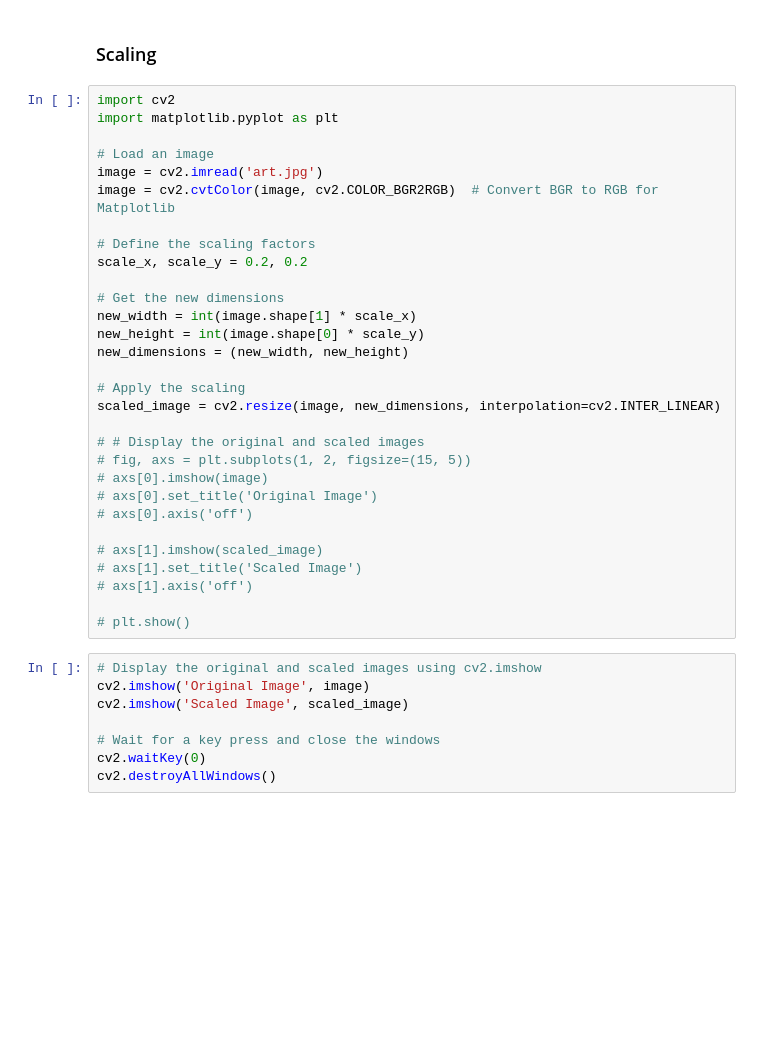
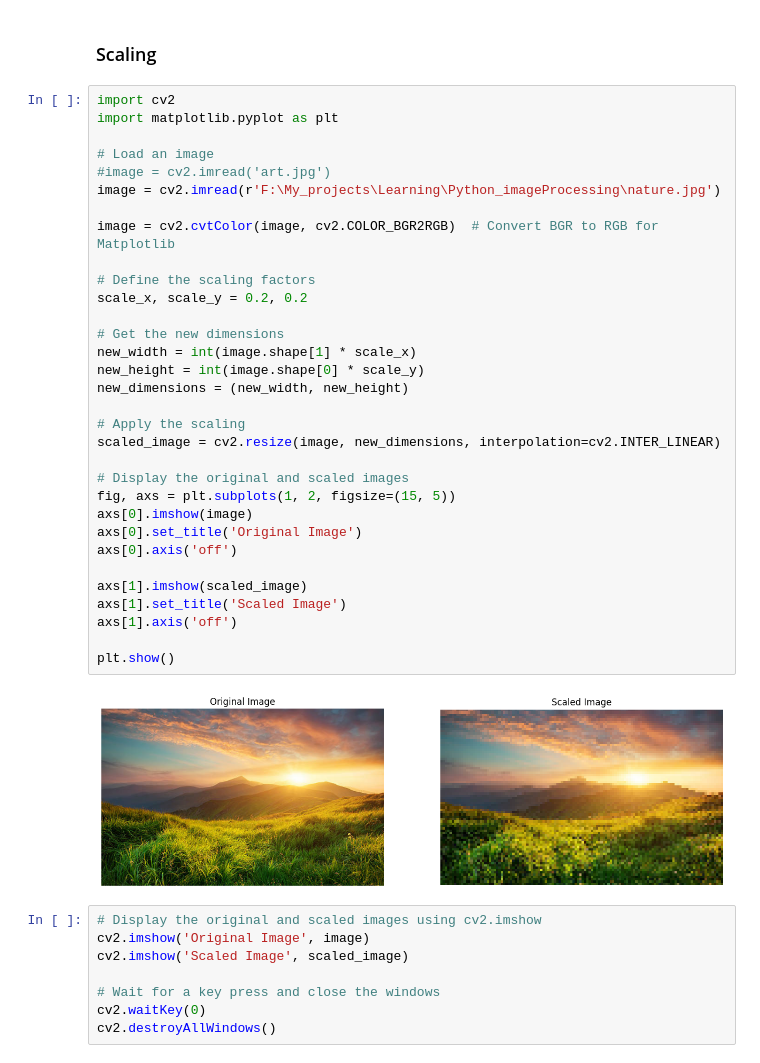
Before and after one commit to MDSALMANSHAMS/Learning, a Jupyter notebook: Python_imageProcessing/1_geometric_operations_(affine_trans)/main.ipynb, the cells around one changed output. Cells and saved outputs as stored; diff of their text form; blank space fills up the shorter version.

```diff
--- a/Python_imageProcessing/1_geometric_operations_(affine_trans)/main.ipynb
+++ b/Python_imageProcessing/1_geometric_operations_(affine_trans)/main.ipynb
@@ -48,33 +48,37 @@ translation_matrix: [[   1.    0. -200.]
 # %%
 import cv2
 import matplotlib.pyplot as plt
 
 # Load an image
-image = cv2.imread('art.jpg')
+#image = cv2.imread('art.jpg')
+image = cv2.imread(r'F:\My_projects\Learning\Python_imageProcessing\nature.jpg')
+
 image = cv2.cvtColor(image, cv2.COLOR_BGR2RGB)  # Convert BGR to RGB for Matplotlib
 
 # Define the scaling factors
 scale_x, scale_y = 0.2, 0.2
 
 # Get the new dimensions
 new_width = int(image.shape[1] * scale_x)
 new_height = int(image.shape[0] * scale_y)
 new_dimensions = (new_width, new_height)
 
 # Apply the scaling
 scaled_image = cv2.resize(image, new_dimensions, interpolation=cv2.INTER_LINEAR)
 
-# # Display the original and scaled images
-# fig, axs = plt.subplots(1, 2, figsize=(15, 5))
-# axs[0].imshow(image)
-# axs[0].set_title('Original Image')
-# axs[0].axis('off')
+# Display the original and scaled images
+fig, axs = plt.subplots(1, 2, figsize=(15, 5))
+axs[0].imshow(image)
+axs[0].set_title('Original Image')
+axs[0].axis('off')
 
-# axs[1].imshow(scaled_image)
-# axs[1].set_title('Scaled Image')
-# axs[1].axis('off')
+axs[1].imshow(scaled_image)
+axs[1].set_title('Scaled Image')
+axs[1].axis('off')
 
-# plt.show()
+plt.show()
+# %% [output]
+[figure, added]
 # %%
 # Display the original and scaled images using cv2.imshow
 cv2.imshow('Original Image', image)
```
Also changed, not shown: parts of 1 cell of this notebook, 2 other files.
